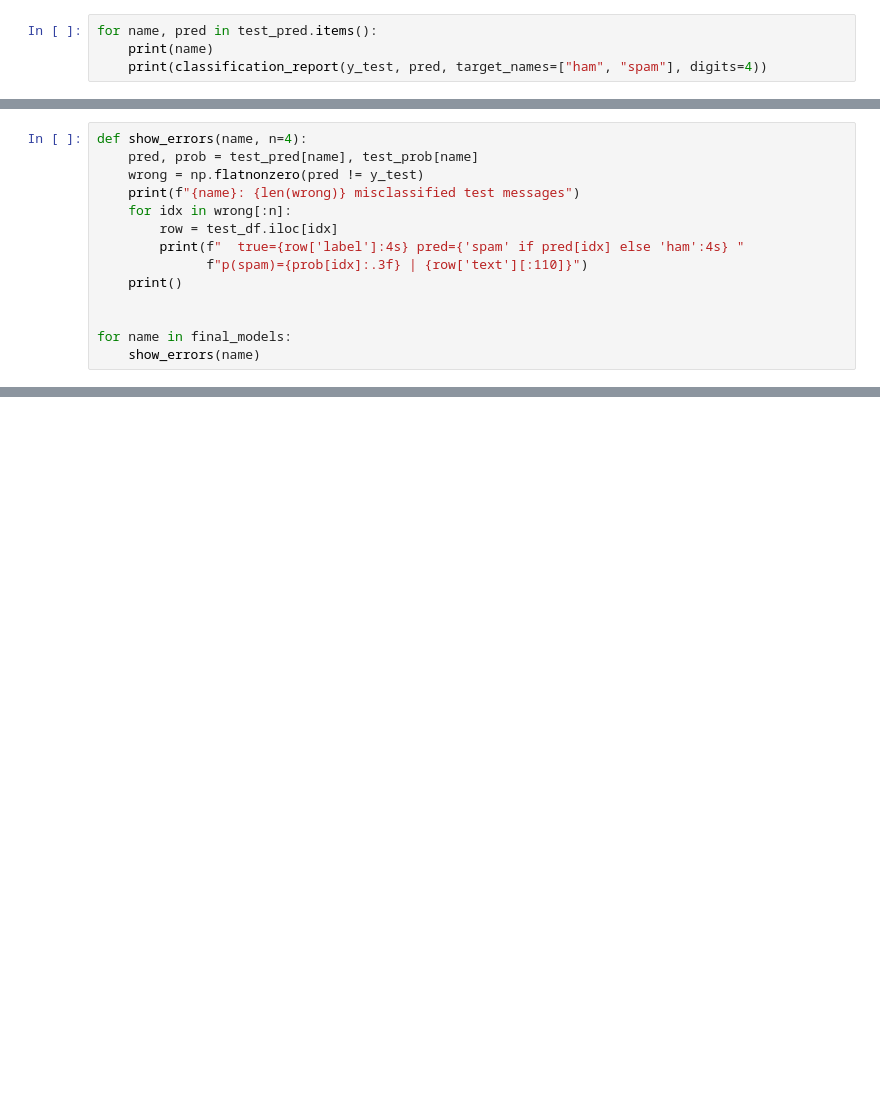
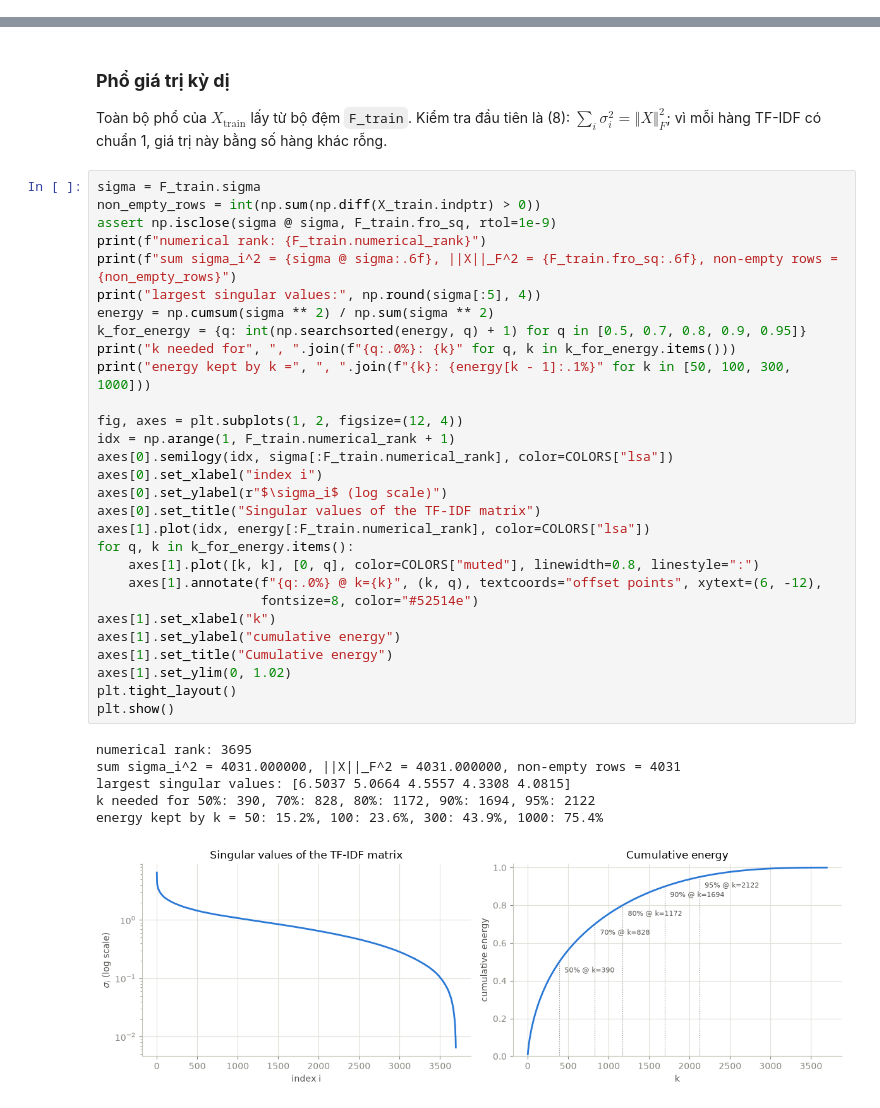
Before and after one commit to khanhtan2612/Spam-Detection, a Jupyter notebook: spam_svd_pca.ipynb, the cells around one changed output, grey strips where cells are left out. Saved outputs shown, nothing was run; the diff lists cells and outputs as text; blank space fills up the shorter version.

```diff
--- a/spam_svd_pca.ipynb
+++ b/spam_svd_pca.ipynb
@@ -1124,4 +0,0 @@ plt.show()
-# %%
-for name, pred in test_pred.items():
-    print(name)
-    print(classification_report(y_test, pred, target_names=["ham", "spam"], digits=4))
@@ -1146,14 +0,0 @@ weighted avg     0.9845    0.9845    0.9845      1035
-# %%
-def show_errors(name, n=4):
-    pred, prob = test_pred[name], test_prob[name]
-    wrong = np.flatnonzero(pred != y_test)
-    print(f"{name}: {len(wrong)} misclassified test messages")
-    for idx in wrong[:n]:
-        row = test_df.iloc[idx]
-        print(f"  true={row['label']:4s} pred={'spam' if pred[idx] else 'ham':4s} "
-              f"p(spam)={prob[idx]:.3f} | {row['text'][:110]}")
-    print()
-
-
-for name in final_models:
-    show_errors(name)
@@ -1227,0 +536,40 @@ Lợi ích thực sự của bước giảm chiều ở đây nằm ở chỗ kh
+# %% [markdown]
+### **Phổ giá trị kỳ dị**
+
+Toàn bộ phổ của $X_\mathrm{train}$ lấy từ bộ đệm `F_train`. Kiểm tra đầu tiên là (8): $\sum_i \sigma_i^2 = \Vert X\Vert_F^2$; vì mỗi hàng TF-IDF có chuẩn 1, giá trị này bằng số hàng khác rỗng.
+# %%
+sigma = F_train.sigma
+non_empty_rows = int(np.sum(np.diff(X_train.indptr) > 0))
+assert np.isclose(sigma @ sigma, F_train.fro_sq, rtol=1e-9)
+print(f"numerical rank: {F_train.numerical_rank}")
+print(f"sum sigma_i^2 = {sigma @ sigma:.6f}, ||X||_F^2 = {F_train.fro_sq:.6f}, non-empty rows = {non_empty_rows}")
+print("largest singular values:", np.round(sigma[:5], 4))
+energy = np.cumsum(sigma ** 2) / np.sum(sigma ** 2)
+k_for_energy = {q: int(np.searchsorted(energy, q) + 1) for q in [0.5, 0.7, 0.8, 0.9, 0.95]}
+print("k needed for", ", ".join(f"{q:.0%}: {k}" for q, k in k_for_energy.items()))
+print("energy kept by k =", ", ".join(f"{k}: {energy[k - 1]:.1%}" for k in [50, 100, 300, 1000]))
+
+fig, axes = plt.subplots(1, 2, figsize=(12, 4))
+idx = np.arange(1, F_train.numerical_rank + 1)
+axes[0].semilogy(idx, sigma[:F_train.numerical_rank], color=COLORS["lsa"])
+axes[0].set_xlabel("index i")
+axes[0].set_ylabel(r"$\sigma_i$ (log scale)")
+axes[0].set_title("Singular values of the TF-IDF matrix")
+axes[1].plot(idx, energy[:F_train.numerical_rank], color=COLORS["lsa"])
+for q, k in k_for_energy.items():
+    axes[1].plot([k, k], [0, q], color=COLORS["muted"], linewidth=0.8, linestyle=":")
+    axes[1].annotate(f"{q:.0%} @ k={k}", (k, q), textcoords="offset points", xytext=(6, -12),
+                     fontsize=8, color="#52514e")
+axes[1].set_xlabel("k")
+axes[1].set_ylabel("cumulative energy")
+axes[1].set_title("Cumulative energy")
+axes[1].set_ylim(0, 1.02)
+plt.tight_layout()
+plt.show()
+# %% [output]
+numerical rank: 3695
+sum sigma_i^2 = 4031.000000, ||X||_F^2 = 4031.000000, non-empty rows = 4031
+largest singular values: [6.5037 5.0664 4.5557 4.3308 4.0815]
+k needed for 50%: 390, 70%: 828, 80%: 1172, 90%: 1694, 95%: 2122
+energy kept by k = 50: 15.2%, 100: 23.6%, 300: 43.9%, 1000: 75.4%
+[figure, added]
```
Also changed, not shown: parts of 101 cells of this notebook, 16 other files.
